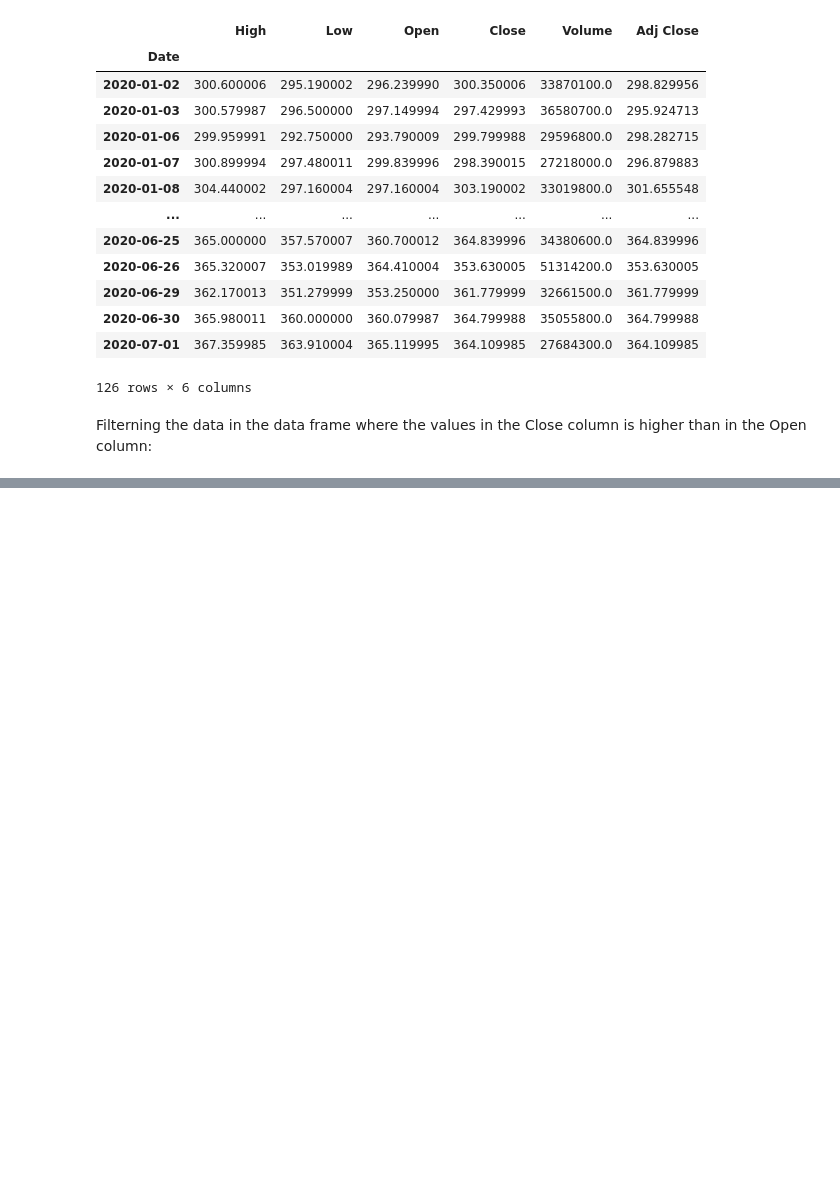
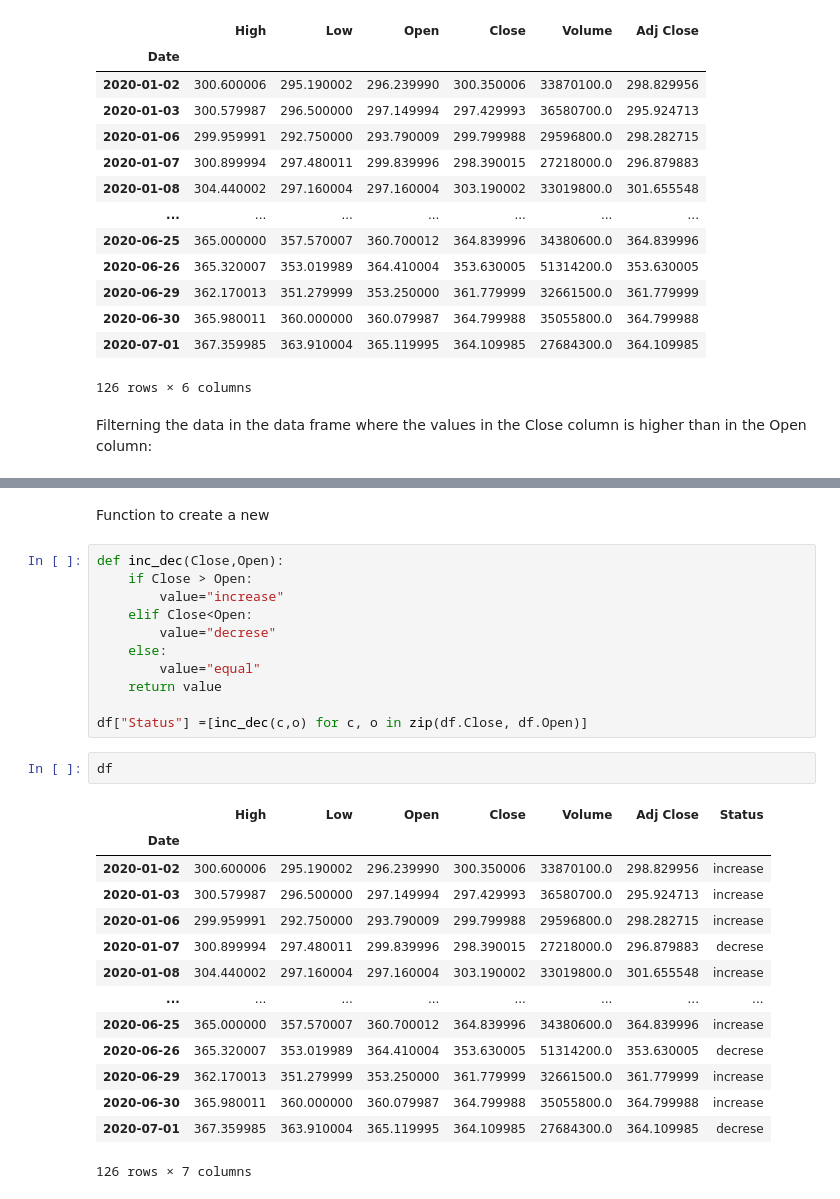
Before and after one commit to memolinda/website, a Jupyter notebook: v2.0/online_graph.ipynb, the cells around one changed output, grey strips where cells are left out. Cells and saved outputs as stored; diff of their text form; blank space fills up the shorter version.

Commit message:
v2.0: create function to track status of the close/open columns to plot them

```diff
--- a/v2.0/online_graph.ipynb
+++ b/v2.0/online_graph.ipynb
@@ -59,0 +58,30 @@ p.rect()
+# %% [markdown]
+Function to create a new
+# %%
+def inc_dec(Close,Open):
+    if Close > Open:
+        value="increase"
+    elif Close<Open:
+        value="decrese"
+    else:
+        value="equal"
+    return value
+
+df["Status"] =[inc_dec(c,o) for c, o in zip(df.Close, df.Open)]
+# %%
+df
+# %% [output]
+|  | High | Low | Open | Close | Volume | Adj Close | Status |
+| Date |  |  |  |  |  |  |  |
+| 2020-01-02 | 300.600006 | 295.190002 | 296.239990 | 300.350006 | 33870100.0 | 298.829956 | increase |
+| 2020-01-03 | 300.579987 | 296.500000 | 297.149994 | 297.429993 | 36580700.0 | 295.924713 | increase |
+| 2020-01-06 | 299.959991 | 292.750000 | 293.790009 | 299.799988 | 29596800.0 | 298.282715 | increase |
+| 2020-01-07 | 300.899994 | 297.480011 | 299.839996 | 298.390015 | 27218000.0 | 296.879883 | decrese |
+| 2020-01-08 | 304.440002 | 297.160004 | 297.160004 | 303.190002 | 33019800.0 | 301.655548 | increase |
+| ... | ... | ... | ... | ... | ... | ... | ... |
+| 2020-06-25 | 365.000000 | 357.570007 | 360.700012 | 364.839996 | 34380600.0 | 364.839996 | increase |
+| 2020-06-26 | 365.320007 | 353.019989 | 364.410004 | 353.630005 | 51314200.0 | 353.630005 | decrese |
+| 2020-06-29 | 362.170013 | 351.279999 | 353.250000 | 361.779999 | 32661500.0 | 361.779999 | increase |
+| 2020-06-30 | 365.980011 | 360.000000 | 360.079987 | 364.799988 | 35055800.0 | 364.799988 | increase |
+| 2020-07-01 | 367.359985 | 363.910004 | 365.119995 | 364.109985 | 27684300.0 | 364.109985 | decrese |
+126 rows × 7 columns
```
Also changed, not shown: parts of 5 cells of this notebook.
